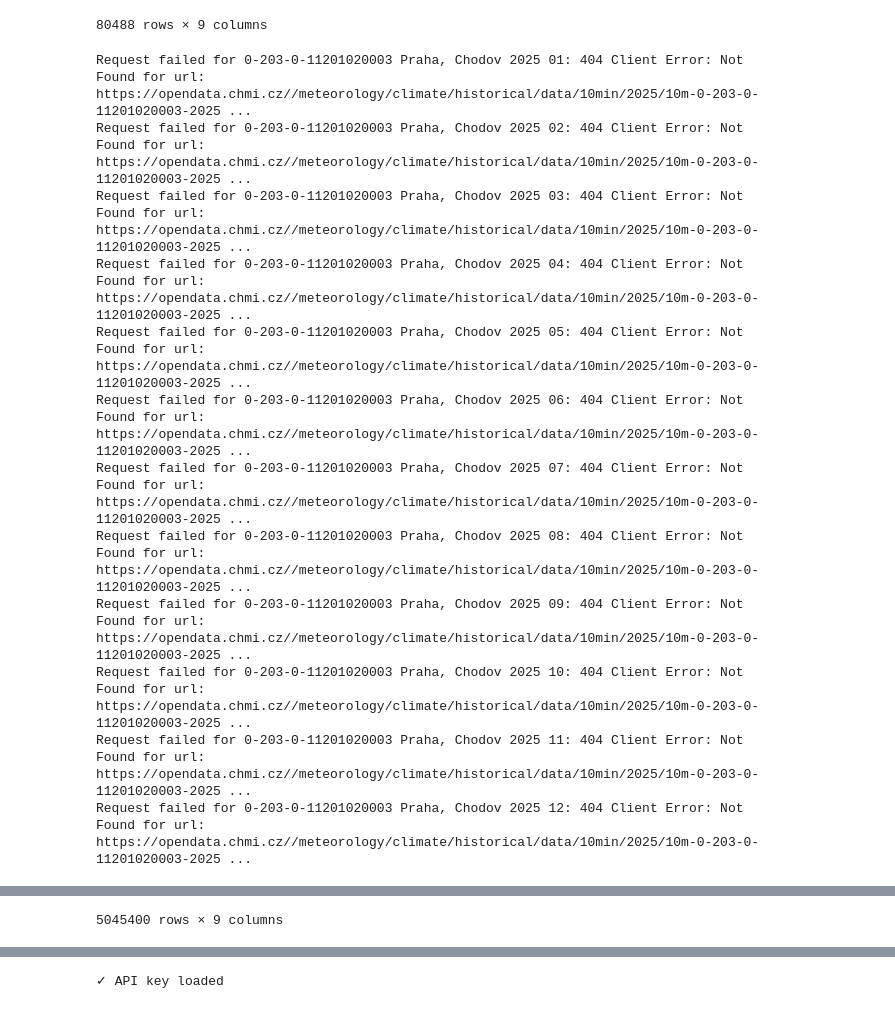
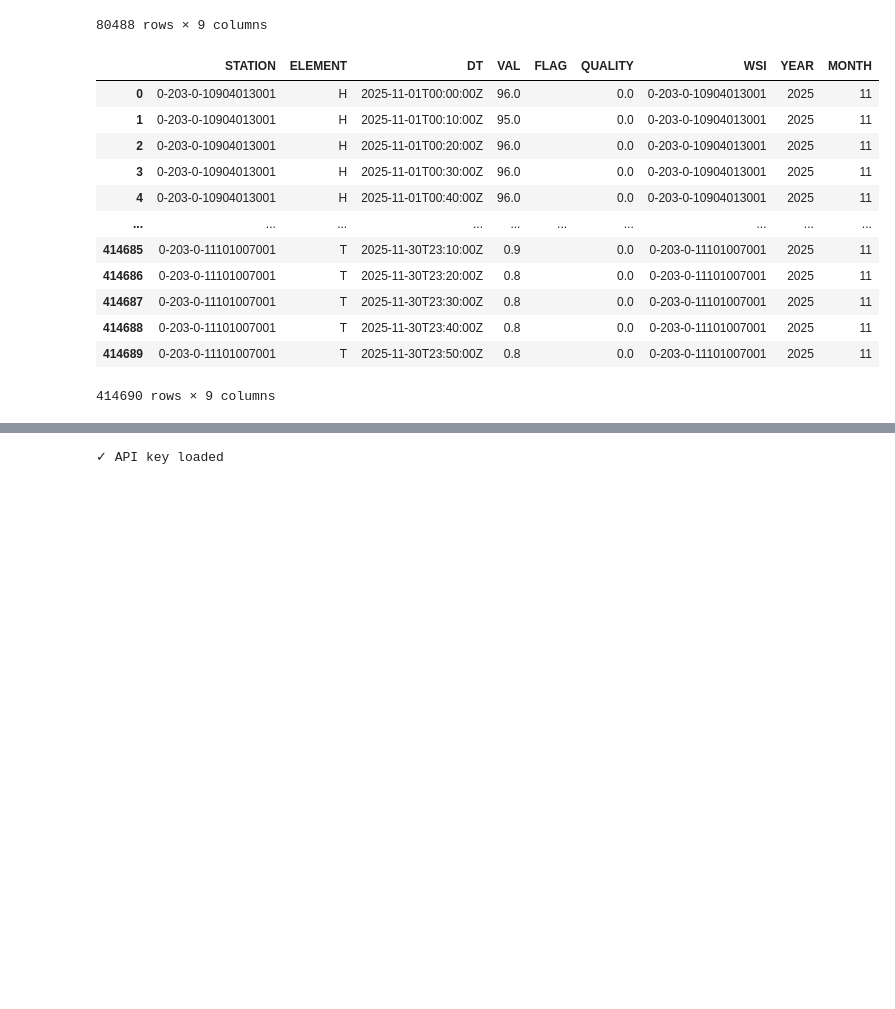
Before and after one commit to jayjay7788/Data-Processing-in-Python---Project, a Jupyter notebook: notebooks/project API draft.ipynb, the cells around one changed output, grey strips where cells are left out. Saved outputs shown, nothing was run; the diff lists cells and outputs as text; code cells hidden in the pictures; blank space fills up the shorter version.

```diff
--- a/notebooks/project API draft.ipynb
+++ b/notebooks/project API draft.ipynb
@@ -48,22 +47,18 @@ get_chmi_weather_variables_metadata(out_path=os.path.join(data_dir, "chmi_variab
 # %%
 # CHMI data
 
-get_chmi_weather_data(
-    start_year=2025,
-    end_year=2025,
-    wsi_csv=os.path.join(data_dir, "wsi_dict.csv"),
-    out_path=os.path.join(data_dir, "weather_data_10min.csv")
-)
+get_chmi_weather_data()
 # %% [output]
+|  | STATION | ELEMENT | DT | VAL | FLAG | QUALITY | WSI | YEAR | MONTH |
+| 0 | 0-203-0-10904013001 | H | 2025-11-01T00:00:00Z | 96.0 |  | 0.0 | 0-203-0-10904013001 | 2025 | 11 |
+| 1 | 0-203-0-10904013001 | H | 2025-11-01T00:10:00Z | 95.0 |  | 0.0 | 0-203-0-10904013001 | 2025 | 11 |
+| 2 | 0-203-0-10904013001 | H | 2025-11-01T00:20:00Z | 96.0 |  | 0.0 | 0-203-0-10904013001 | 2025 | 11 |
+| 3 | 0-203-0-10904013001 | H | 2025-11-01T00:30:00Z | 96.0 |  | 0.0 | 0-203-0-10904013001 | 2025 | 11 |
+| 4 | 0-203-0-10904013001 | H | 2025-11-01T00:40:00Z | 96.0 |  | 0.0 | 0-203-0-10904013001 | 2025 | 11 |
+| ... | ... | ... | ... | ... | ... | ... | ... | ... | ... |
+| 414685 | 0-203-0-11101007001 | T | 2025-11-30T23:10:00Z | 0.9 |  | 0.0 | 0-203-0-11101007001 | 2025 | 11 |
+| 414686 | 0-203-0-11101007001 | T | 2025-11-30T23:20:00Z | 0.8 |  | 0.0 | 0-203-0-11101007001 | 2025 | 11 |
+| 414687 | 0-203-0-11101007001 | T | 2025-11-30T23:30:00Z | 0.8 |  | 0.0 | 0-203-0-11101007001 | 2025 | 11 |
+| 414688 | 0-203-0-11101007001 | T | 2025-11-30T23:40:00Z | 0.8 |  | 0.0 | 0-203-0-11101007001 | 2025 | 11 |
+| 414689 | 0-203-0-11101007001 | T | 2025-11-30T23:50:00Z | 0.8 |  | 0.0 | 0-203-0-11101007001 | 2025 | 11 |
-Request failed for 0-203-0-11201020003 Praha, Chodov 2025 01: 404 Client Error: Not Found for url: https://opendata.chmi.cz//meteorology/climate/historical/data/10min/2025/10m-0-203-0-11201020003-2025 ...
-Request failed for 0-203-0-11201020003 Praha, Chodov 2025 02: 404 Client Error: Not Found for url: https://opendata.chmi.cz//meteorology/climate/historical/data/10min/2025/10m-0-203-0-11201020003-2025 ...
-Request failed for 0-203-0-11201020003 Praha, Chodov 2025 03: 404 Client Error: Not Found for url: https://opendata.chmi.cz//meteorology/climate/historical/data/10min/2025/10m-0-203-0-11201020003-2025 ...
-Request failed for 0-203-0-11201020003 Praha, Chodov 2025 04: 404 Client Error: Not Found for url: https://opendata.chmi.cz//meteorology/climate/historical/data/10min/2025/10m-0-203-0-11201020003-2025 ...
-Request failed for 0-203-0-11201020003 Praha, Chodov 2025 05: 404 Client Error: Not Found for url: https://opendata.chmi.cz//meteorology/climate/historical/data/10min/2025/10m-0-203-0-11201020003-2025 ...
-Request failed for 0-203-0-11201020003 Praha, Chodov 2025 06: 404 Client Error: Not Found for url: https://opendata.chmi.cz//meteorology/climate/historical/data/10min/2025/10m-0-203-0-11201020003-2025 ...
-Request failed for 0-203-0-11201020003 Praha, Chodov 2025 07: 404 Client Error: Not Found for url: https://opendata.chmi.cz//meteorology/climate/historical/data/10min/2025/10m-0-203-0-11201020003-2025 ...
-Request failed for 0-203-0-11201020003 Praha, Chodov 2025 08: 404 Client Error: Not Found for url: https://opendata.chmi.cz//meteorology/climate/historical/data/10min/2025/10m-0-203-0-11201020003-2025 ...
-Request failed for 0-203-0-11201020003 Praha, Chodov 2025 09: 404 Client Error: Not Found for url: https://opendata.chmi.cz//meteorology/climate/historical/data/10min/2025/10m-0-203-0-11201020003-2025 ...
-Request failed for 0-203-0-11201020003 Praha, Chodov 2025 10: 404 Client Error: Not Found for url: https://opendata.chmi.cz//meteorology/climate/historical/data/10min/2025/10m-0-203-0-11201020003-2025 ...
-Request failed for 0-203-0-11201020003 Praha, Chodov 2025 11: 404 Client Error: Not Found for url: https://opendata.chmi.cz//meteorology/climate/historical/data/10min/2025/10m-0-203-0-11201020003-2025 ...
-Request failed for 0-203-0-11201020003 Praha, Chodov 2025 12: 404 Client Error: Not Found for url: https://opendata.chmi.cz//meteorology/climate/historical/data/10min/2025/10m-0-203-0-11201020003-2025 ...
+414690 rows × 9 columns
@@ -82,3 +65,2 @@ Request failed for 0-203-0-11201020003 Praha, Chodov 2025 12: 404 Client Error:
-5045400 rows × 9 columns
 # %%
 # CHMI air-quality files
```
Also changed, not shown: parts of 27 cells of this notebook.
